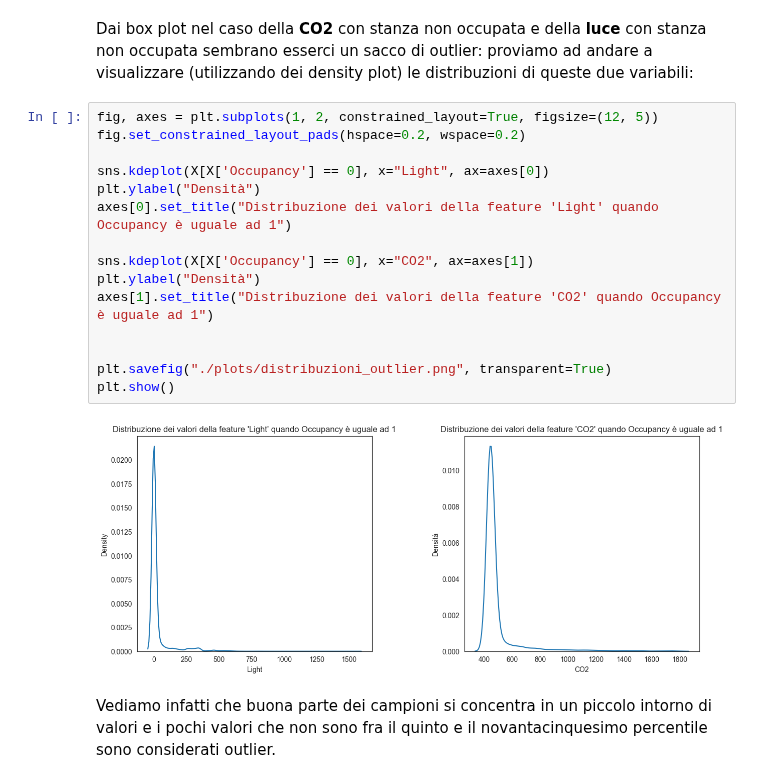
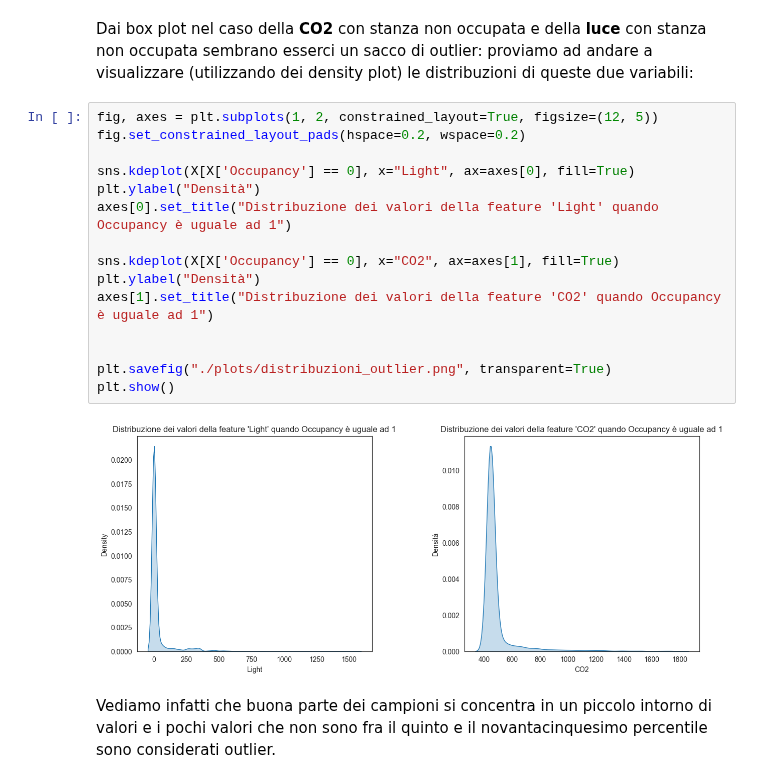
Before and after one commit to gabrielee20/roomoccupation, a Jupyter notebook: visualization.ipynb, the cells around one changed output. Drawn from its saved outputs; the diff is of its cells as text.

```diff
--- a/visualization.ipynb
+++ b/visualization.ipynb
@@ -240,19 +240,19 @@ Dai box plot nel caso della **CO2** con stanza non occupata e della **luce** con
 # %%
 fig, axes = plt.subplots(1, 2, constrained_layout=True, figsize=(12, 5))
 fig.set_constrained_layout_pads(hspace=0.2, wspace=0.2)
 
-sns.kdeplot(X[X['Occupancy'] == 0], x="Light", ax=axes[0])
+sns.kdeplot(X[X['Occupancy'] == 0], x="Light", ax=axes[0], fill=True)
 plt.ylabel("Densità")
 axes[0].set_title("Distribuzione dei valori della feature 'Light' quando Occupancy è uguale ad 1")
 
-sns.kdeplot(X[X['Occupancy'] == 0], x="CO2", ax=axes[1])
+sns.kdeplot(X[X['Occupancy'] == 0], x="CO2", ax=axes[1], fill=True)
 plt.ylabel("Densità")
 axes[1].set_title("Distribuzione dei valori della feature 'CO2' quando Occupancy è uguale ad 1")
 
 
 plt.savefig("./plots/distribuzioni_outlier.png", transparent=True)
 plt.show()
 # %% [output]
-[figure, old version]
+[figure, new version]
 # %% [markdown]
 Vediamo infatti che buona parte dei campioni si concentra in un piccolo intorno di valori e i pochi valori che non sono fra il quinto e il novantacinquesimo percentile sono considerati outlier.
```
Also changed, not shown: 1 other file.
